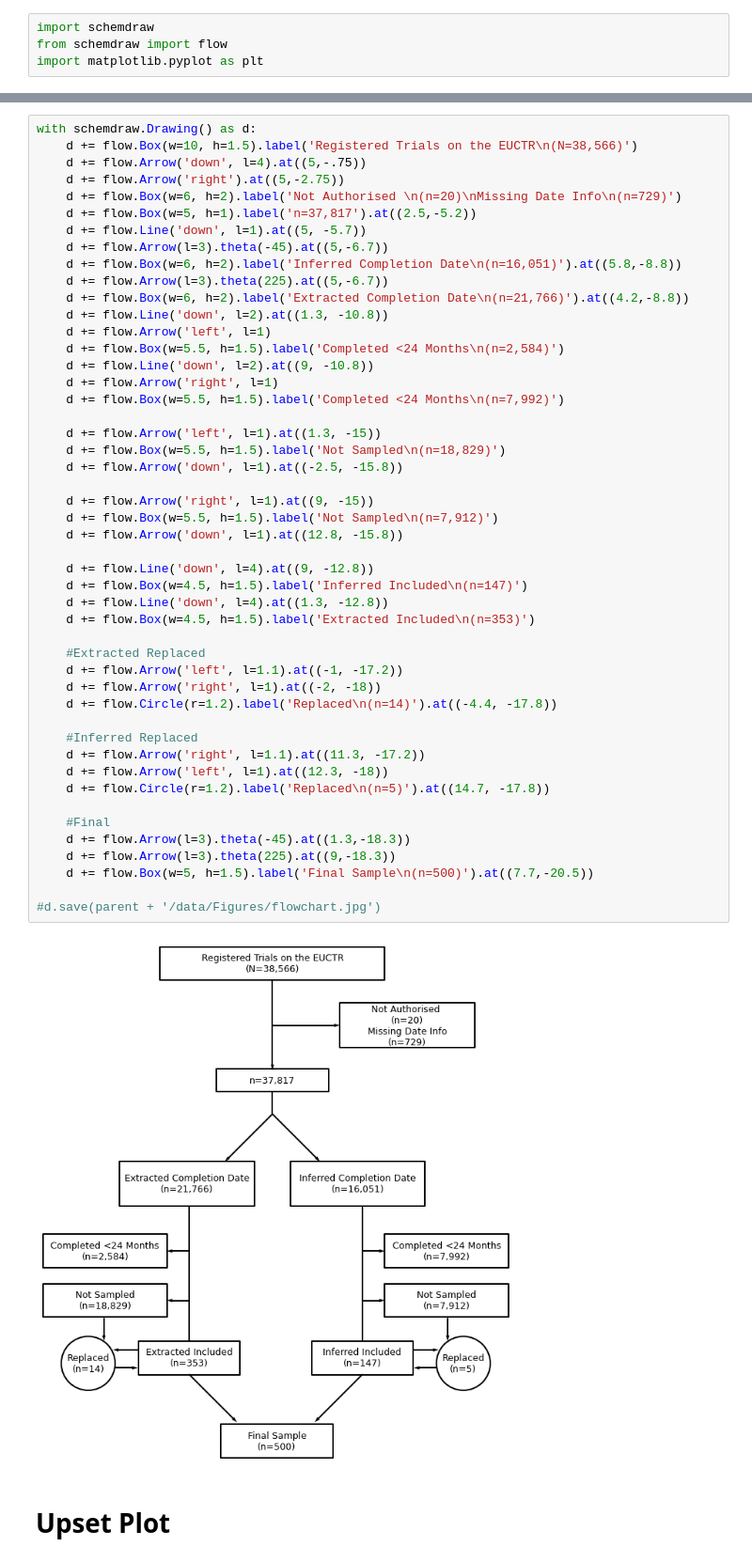
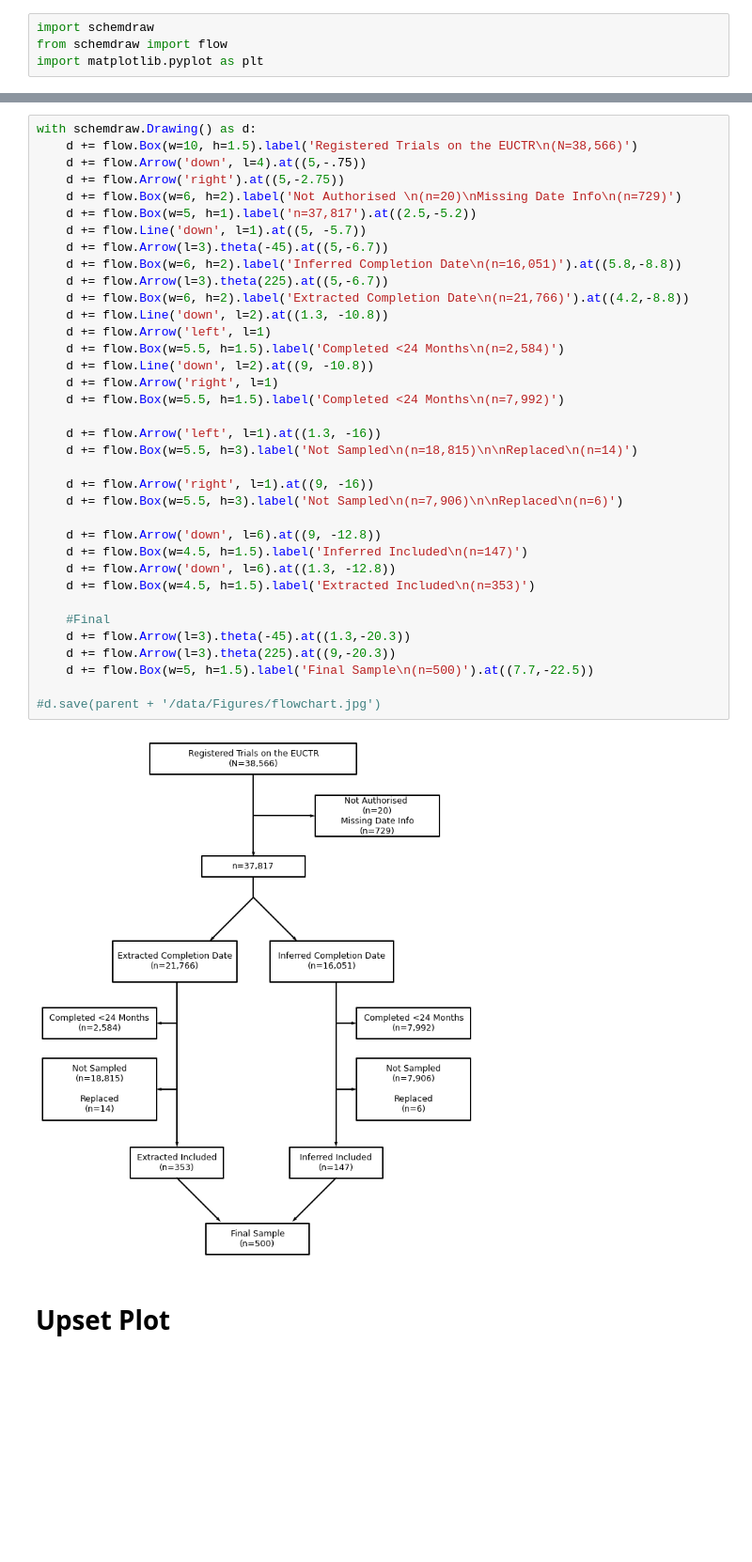
Before and after one commit to ebmdatalab/euctr_pub_search, a Jupyter notebook: notebooks/Figures.ipynb, the cells around one changed output, grey strips where cells are left out. Shown: that part at 94% size. Cells and saved outputs as stored; diff of their text form; blank space fills up the shorter version.

Commit message:
Analysis and Figures
Fixing up and finishing the analysis code move-over with some additional clean-ups. Exporting data for figures and re-generating them.

```diff
--- a/notebooks/Figures.ipynb
+++ b/notebooks/Figures.ipynb
@@ -12,52 +14,40 @@ import matplotlib.pyplot as plt
 # %%
 with schemdraw.Drawing() as d:
     d += flow.Box(w=10, h=1.5).label('Registered Trials on the EUCTR\n(N=38,566)')
     d += flow.Arrow('down', l=4).at((5,-.75))
     d += flow.Arrow('right').at((5,-2.75))
     d += flow.Box(w=6, h=2).label('Not Authorised \n(n=20)\nMissing Date Info\n(n=729)')
     d += flow.Box(w=5, h=1).label('n=37,817').at((2.5,-5.2))
     d += flow.Line('down', l=1).at((5, -5.7))
     d += flow.Arrow(l=3).theta(-45).at((5,-6.7))
     d += flow.Box(w=6, h=2).label('Inferred Completion Date\n(n=16,051)').at((5.8,-8.8))
     d += flow.Arrow(l=3).theta(225).at((5,-6.7))
     d += flow.Box(w=6, h=2).label('Extracted Completion Date\n(n=21,766)').at((4.2,-8.8))
     d += flow.Line('down', l=2).at((1.3, -10.8))
     d += flow.Arrow('left', l=1)
     d += flow.Box(w=5.5, h=1.5).label('Completed <24 Months\n(n=2,584)')
     d += flow.Line('down', l=2).at((9, -10.8))
     d += flow.Arrow('right', l=1)
     d += flow.Box(w=5.5, h=1.5).label('Completed <24 Months\n(n=7,992)')
 
-    d += flow.Arrow('left', l=1).at((1.3, -15))
-    d += flow.Box(w=5.5, h=1.5).label('Not Sampled\n(n=18,829)')
-    d += flow.Arrow('down', l=1).at((-2.5, -15.8))
+    d += flow.Arrow('left', l=1).at((1.3, -16))
+    d += flow.Box(w=5.5, h=3).label('Not Sampled\n(n=18,815)\n\nReplaced\n(n=14)')
 
-    d += flow.Arrow('right', l=1).at((9, -15))
-    d += flow.Box(w=5.5, h=1.5).label('Not Sampled\n(n=7,912)')
-    d += flow.Arrow('down', l=1).at((12.8, -15.8))
+    d += flow.Arrow('right', l=1).at((9, -16))
+    d += flow.Box(w=5.5, h=3).label('Not Sampled\n(n=7,906)\n\nReplaced\n(n=6)')
 
-    d += flow.Line('down', l=4).at((9, -12.8))
+    d += flow.Arrow('down', l=6).at((9, -12.8))
     d += flow.Box(w=4.5, h=1.5).label('Inferred Included\n(n=147)')
-    d += flow.Line('down', l=4).at((1.3, -12.8))
+    d += flow.Arrow('down', l=6).at((1.3, -12.8))
     d += flow.Box(w=4.5, h=1.5).label('Extracted Included\n(n=353)')
 
-    #Extracted Replaced
-    d += flow.Arrow('left', l=1.1).at((-1, -17.2))
-    d += flow.Arrow('right', l=1).at((-2, -18))
-    d += flow.Circle(r=1.2).label('Replaced\n(n=14)').at((-4.4, -17.8))
-
-    #Inferred Replaced
-    d += flow.Arrow('right', l=1.1).at((11.3, -17.2))
-    d += flow.Arrow('left', l=1).at((12.3, -18))
-    d += flow.Circle(r=1.2).label('Replaced\n(n=5)').at((14.7, -17.8))
-
     #Final
-    d += flow.Arrow(l=3).theta(-45).at((1.3,-18.3))
-    d += flow.Arrow(l=3).theta(225).at((9,-18.3))
-    d += flow.Box(w=5, h=1.5).label('Final Sample\n(n=500)').at((7.7,-20.5))
+    d += flow.Arrow(l=3).theta(-45).at((1.3,-20.3))
+    d += flow.Arrow(l=3).theta(225).at((9,-20.3))
+    d += flow.Box(w=5, h=1.5).label('Final Sample\n(n=500)').at((7.7,-22.5))
 
 #d.save(parent + '/data/Figures/flowchart.jpg')
 # %% [output]
-[figure, old version]
+[figure, new version]
 # %% [markdown]
 # Upset Plot
```
Also changed, not shown: parts of 12 cells of this notebook, 7 other files.
